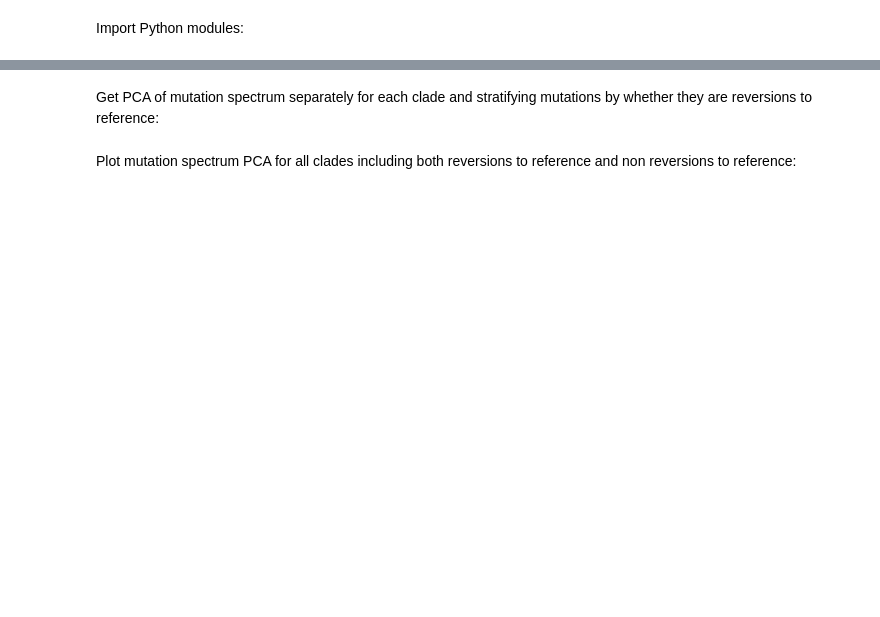
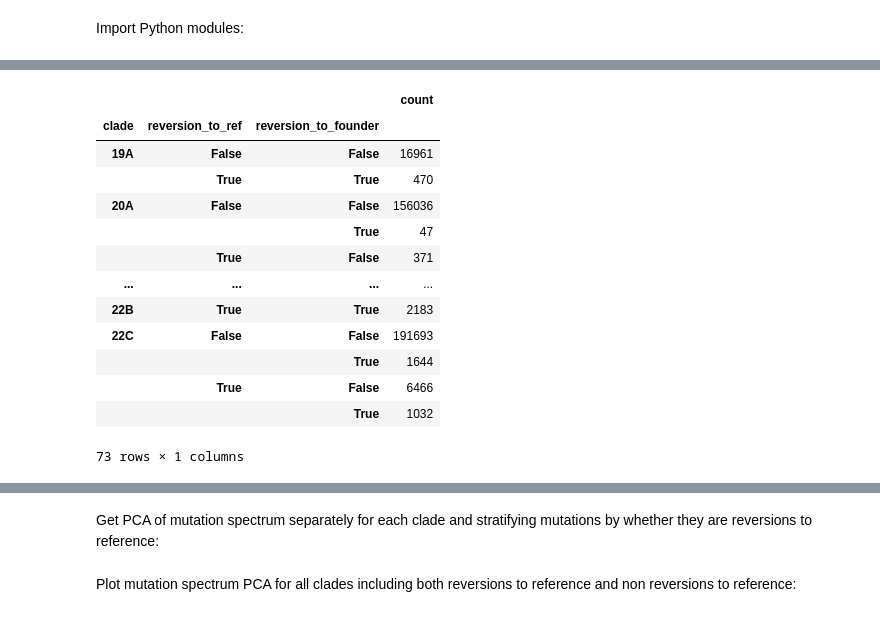
Before and after one commit to jbloomlab/SARS2-mut-fitness, a Jupyter notebook: synonymous_mut_rates.py.ipynb, the cells around one changed output, grey strips where cells are left out. Cells and saved outputs as stored; diff of their text form; code cells hidden in the pictures; blank space fills up the shorter version.

```diff
--- a/synonymous_mut_rates.py.ipynb
+++ b/synonymous_mut_rates.py.ipynb
@@ -78,0 +102,17 @@ mut_counts_chart
+# %%
+mutation_counts.groupby(["clade", "reversion_to_ref", "reversion_to_founder"]).aggregate({"count": "sum"})
+# %% [output]
+|  |  |  | count |
+| clade | reversion_to_ref | reversion_to_founder |  |
+| 19A | False | False | 16961 |
+|  | True | True | 470 |
+| 20A | False | False | 156036 |
+|  |  | True | 47 |
+|  | True | False | 371 |
+| ... | ... | ... | ... |
+| 22B | True | True | 2183 |
+| 22C | False | False | 191693 |
+|  |  | True | 1644 |
+|  | True | False | 6466 |
+|  |  | True | 1032 |
+73 rows × 1 columns
```
Also changed, not shown: parts of 12 cells of this notebook, 3 other files.
